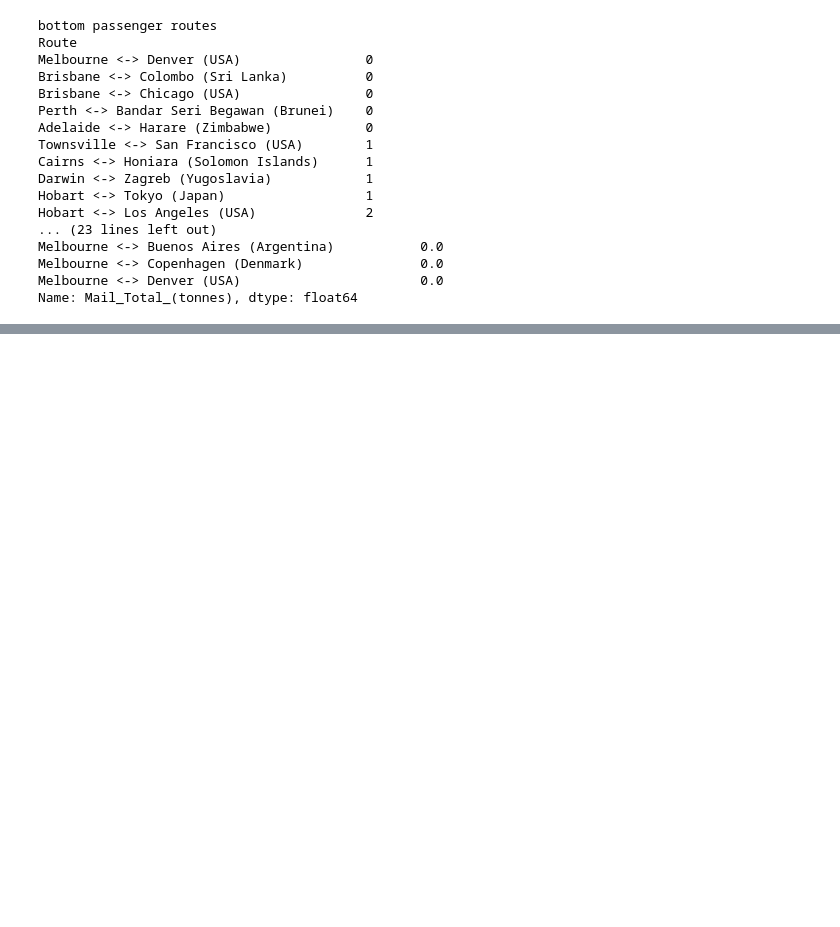
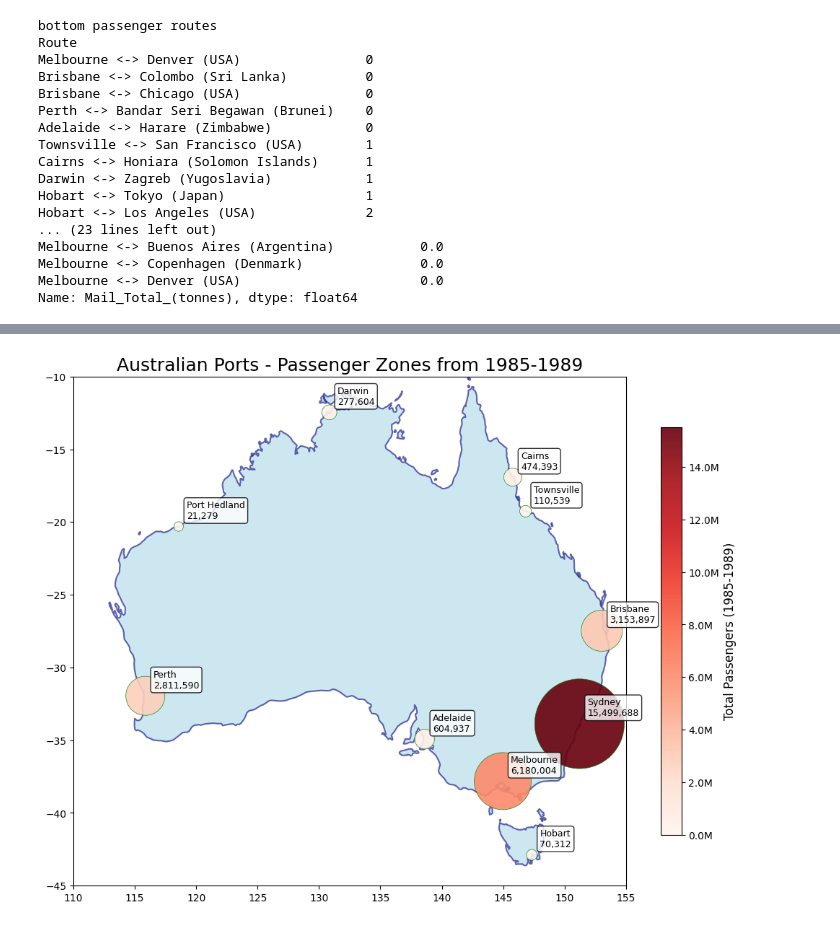
Before and after one commit to arjun52/data-tech-challenge, a Jupyter notebook: question1.ipynb, the cells around one changed output, grey strips where cells are left out. Saved outputs shown, nothing was run; the diff lists cells and outputs as text; code cells hidden in the pictures; blank space fills up the shorter version.

Commit message:
plot australia, found better method for plotting cities and getting distnace so implement that soon

```diff
--- a/question1.ipynb
+++ b/question1.ipynb
@@ -6,8 +7,9 @@ import geopandas as gpd
 # load data
 df = pd.read_csv('data/AeroConnectData.csv')
 # %%
-# streamline data so it has route column
+# streamline data so it has route and date column
 df['Route'] = df['AustralianPort'] + ' <-> ' + df['ForeignPort'] + ' (' + df['Country'] + ')'
+df['Date'] = pd.to_datetime(df['Year'].astype(str) + '-' + df['Month_num'].astype(str) + '-01')
 # %%
 # 1a: most trafficked routes
 numRoutes = 10
@@ -70,0 +97,16 @@ Name: Mail_Total_(tonnes), dtype: float64
+# %%
+# 1b: most popular destination locations
+# 1b: proportion of passengers categorized by original location
+
+country_traffic = df.groupby('Country')['Passengers_Total'].sum().sort_values(ascending=False)
+aus_port_traffic = df.groupby('AustralianPort')['Passengers_Total'].sum().sort_values(ascending=False)
+
+print("\nGeographic Hotspots:")
+print("Top 5 Countries:")
+for i, (country, traffic) in enumerate(country_traffic.head(5).items(), 1):
+    print(f"{i}. {country}: {traffic:,} passengers")
+
+print("\nAustralian Port Distribution:")
+for port, traffic in aus_port_traffic.items():
+    pct = (traffic / aus_port_traffic.sum()) * 100
+    print(f"{port}: {pct:.1f}% of traffic")
@@ -70,0 +173,70 @@ Name: Mail_Total_(tonnes), dtype: float64
+# %%
+# 1c: australian map with starting ports
+import geopandas as gpd
+import matplotlib.pyplot as plt
+
+url = 'https://raw.githubusercontent.com/nvkelso/natural-earth-vector/master/geojson/ne_50m_admin_0_countries.geojson'
+
+# load world map
+world = gpd.read_file(url)
+
+
+name_cols = ['NAME', 'NAME_EN', 'name', 'ADMIN']
+australia = None
+for col in name_cols:
+    if col in world.columns:
+        australia = world[world[col] == 'Australia']
+        if len(australia) > 0:
+            break
+
+# display the map
+fig, ax = plt.subplots(1, 1, figsize=(16 * 0.65, 12 * 0.65))
+
+if australia is not None and len(australia) > 0:
+    # plot Australia
+    australia.plot(ax=ax, color='lightblue', edgecolor='navy', linewidth=1.5, alpha=0.6)
+
+    # calculate sizes with proportional scaling
+    min_size = 80
+    max_size = 8000
+    percentages = ports_gdf['percentage']
+    sizes = min_size + (percentages / percentages.max()) * (max_size - min_size)
+
+    scatter = ax.scatter(ports_gdf['lon'], ports_gdf['lat'],
+                    s=sizes,
+                    c=ports_gdf['passengers'],
+                    cmap='Reds',
+                    vmin=0,
+                    vmax=ports_gdf['passengers'].max(),
+                    alpha=0.9,
+                    edgecolors='green',
+                    linewidth=0.5,
+                    zorder=1)
+
+
+    cbar = plt.colorbar(scatter, ax=ax, shrink=0.8)
+    cbar.set_label('Total Passengers (1985-1989)', fontsize=12)
+
+    import matplotlib.ticker as ticker
+    def millions_formatter(x, pos):
+        return f'{x/1e6:.1f}M'
+    cbar.ax.yaxis.set_major_formatter(ticker.FuncFormatter(millions_formatter))
+
+    for idx, row in ports_gdf.iterrows():
+        ax.annotate(f"{row['port']}\n{row['passengers']:,}",
+                    xy=(row['lon'], row['lat']),
+                    xytext=(8, 8), textcoords='offset points',
+                    fontsize=9, ha='left',
+                    bbox=dict(boxstyle='round,pad=0.3', facecolor='white', alpha=0.8))
+
+    ax.set_xlim(110, 155)
+    ax.set_ylim(-45, -10)
+    ax.set_title('Australian Ports - Passenger Zones from 1985-1989', fontsize=18,)
+
+else:
+    print("❌ Could not find Australia in dataset")
+
+plt.tight_layout()
+plt.show()
+# %% [output]
+[figure, added]
```
Also changed, not shown: parts of 6 cells of this notebook, 1 other file.
